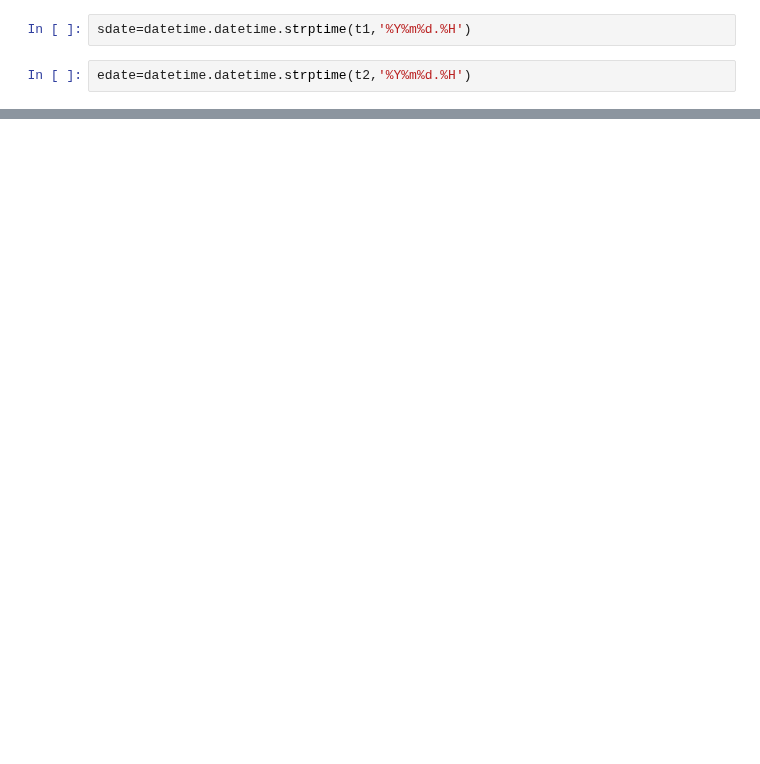
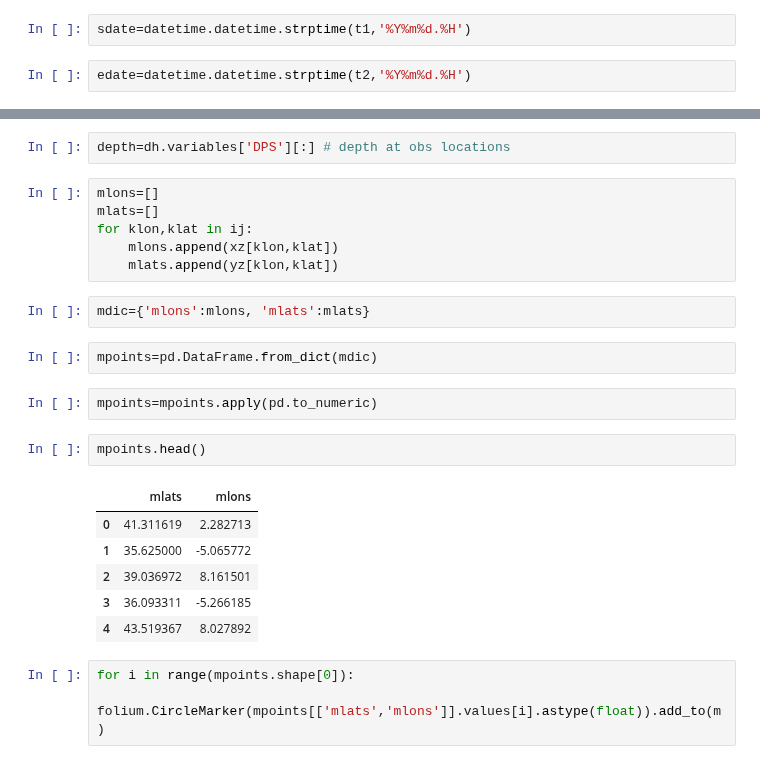
Before and after one commit to brey/pyPoseidon, a Jupyter notebook: Jupyter/Check all Obs points.ipynb, the cells around one changed output, grey strips where cells are left out. Cells and saved outputs as stored; diff of their text form; blank space fills up the shorter version.

```diff
--- a/Jupyter/Check all Obs points.ipynb
+++ b/Jupyter/Check all Obs points.ipynb
@@ -64,0 +235,26 @@ n
+# %%
+depth=dh.variables['DPS'][:] # depth at obs locations
+# %%
+mlons=[]
+mlats=[]
+for klon,klat in ij:
+    mlons.append(xz[klon,klat])
+    mlats.append(yz[klon,klat])
+# %%
+mdic={'mlons':mlons, 'mlats':mlats}
+# %%
+mpoints=pd.DataFrame.from_dict(mdic)
+# %%
+mpoints=mpoints.apply(pd.to_numeric)
+# %%
+mpoints.head()
+# %% [output]
+|  | mlats | mlons |
+| 0 | 41.311619 | 2.282713 |
+| 1 | 35.625000 | -5.065772 |
+| 2 | 39.036972 | 8.161501 |
+| 3 | 36.093311 | -5.266185 |
+| 4 | 43.519367 | 8.027892 |
+# %%
+for i in range(mpoints.shape[0]):
+        folium.CircleMarker(mpoints[['mlats','mlons']].values[i].astype(float)).add_to(m)
```
Also changed, not shown: parts of 65 cells of this notebook.
